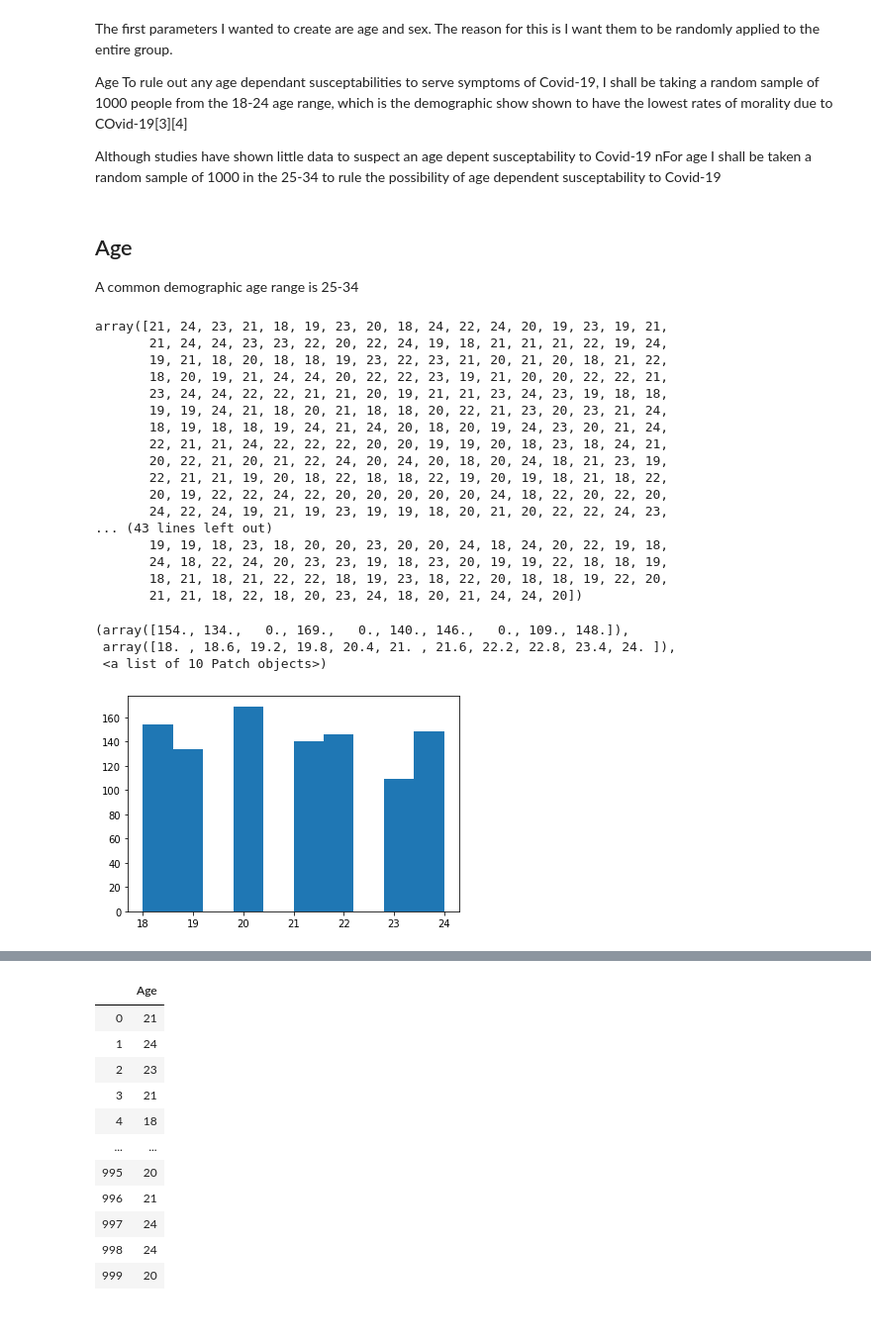
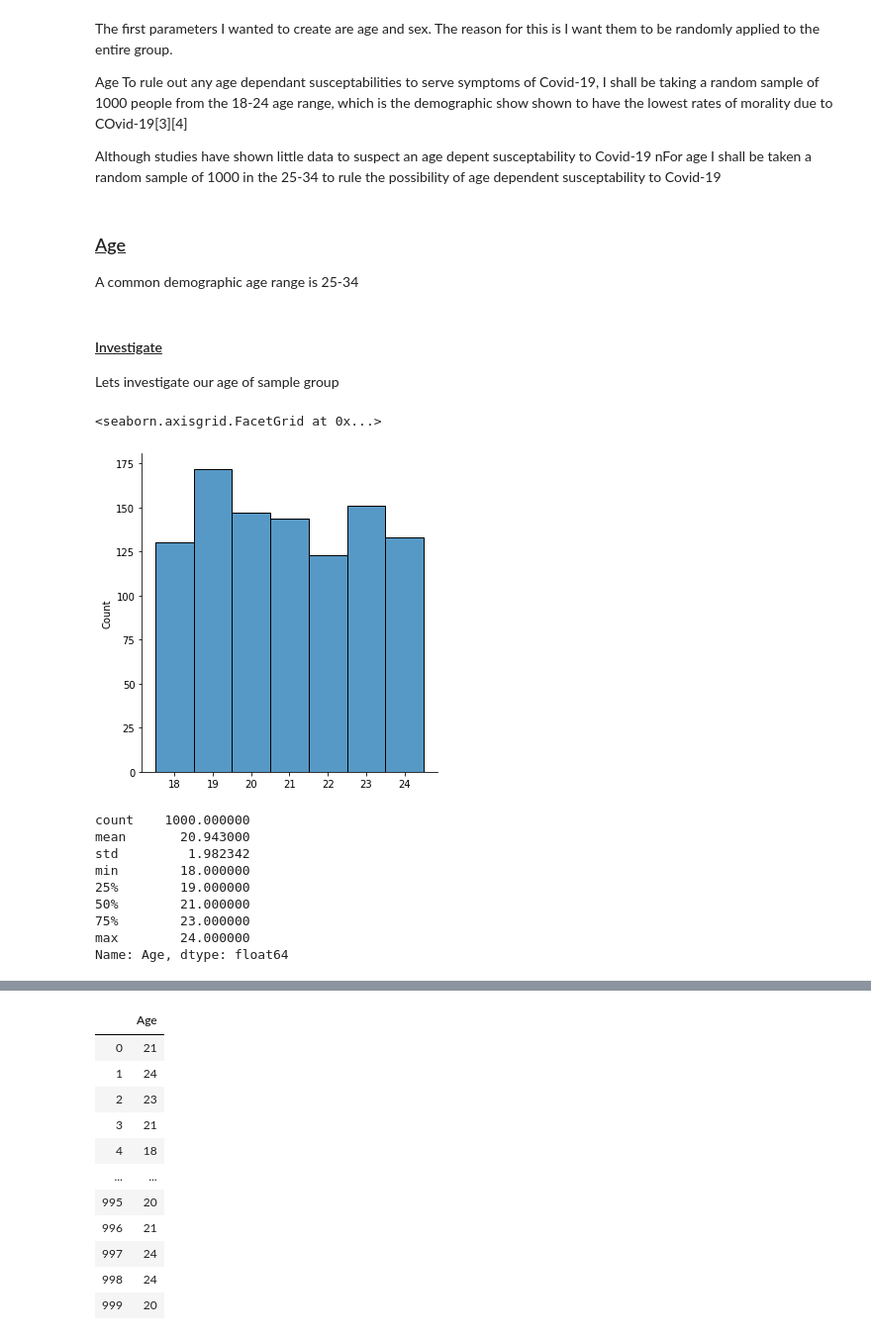
Before and after one commit to shaner1/ProgDA_Project_20, a Jupyter notebook: ProgDA_Project_2020.ipynb, the cells around one changed output, grey strips where cells are left out. Shown: that part at 99% size. Cells and saved outputs as stored; diff of their text form; code cells hidden in the pictures.

```diff
--- a/ProgDA_Project_2020.ipynb
+++ b/ProgDA_Project_2020.ipynb
@@ -18,6 +20,8 @@ import numpy as np
 import pandas as pd
 import matplotlib.pyplot as plt
 import seaborn as sns
+
+size = 1000
 # %% [markdown]
 ## Creating My Variables
 # %% [markdown]
@@ -28,36 +32,32 @@ To rule out any age dependant susceptabilities to serve symptoms of Covid-19, I
 
 Although studies have shown little data to suspect an age depent susceptability to Covid-19 nFor age I shall be taken a random sample of 1000 in the 25-34 to rule the possibility of age dependent susceptability to Covid-19
 # %% [markdown]
-## Age
+### <u>Age<u>
 
 A common demographic age range is 25-34
 # %%
 rng = np.random.default_rng()
-age = rng.integers(18,25,1000)
+age = rng.integers(18,25,size)
-# %%
-age
-# %% [output]
-array([21, 24, 23, 21, 18, 19, 23, 20, 18, 24, 22, 24, 20, 19, 23, 19, 21,
-       21, 24, 24, 23, 23, 22, 20, 22, 24, 19, 18, 21, 21, 21, 22, 19, 24,
-       19, 21, 18, 20, 18, 18, 19, 23, 22, 23, 21, 20, 21, 20, 18, 21, 22,
-       18, 20, 19, 21, 24, 24, 20, 22, 22, 23, 19, 21, 20, 20, 22, 22, 21,
-       23, 24, 24, 22, 22, 21, 21, 20, 19, 21, 21, 23, 24, 23, 19, 18, 18,
-       19, 19, 24, 21, 18, 20, 21, 18, 18, 20, 22, 21, 23, 20, 23, 21, 24,
-       18, 19, 18, 18, 19, 24, 21, 24, 20, 18, 20, 19, 24, 23, 20, 21, 24,
-       22, 21, 21, 24, 22, 22, 22, 20, 20, 19, 19, 20, 18, 23, 18, 24, 21,
-       20, 22, 21, 20, 21, 22, 24, 20, 24, 20, 18, 20, 24, 18, 21, 23, 19,
-       22, 21, 21, 19, 20, 18, 22, 18, 18, 22, 19, 20, 19, 18, 21, 18, 22,
-       20, 19, 22, 22, 24, 22, 20, 20, 20, 20, 20, 24, 18, 22, 20, 22, 20,
-       24, 22, 24, 19, 21, 19, 23, 19, 19, 18, 20, 21, 20, 22, 22, 24, 23,
-... (43 lines left out)
-       19, 19, 18, 23, 18, 20, 20, 23, 20, 20, 24, 18, 24, 20, 22, 19, 18,
-       24, 18, 22, 24, 20, 23, 23, 19, 18, 23, 20, 19, 19, 22, 18, 18, 19,
-       18, 21, 18, 21, 22, 22, 18, 19, 23, 18, 22, 20, 18, 18, 19, 22, 20,
-       21, 21, 18, 22, 18, 20, 23, 24, 18, 20, 21, 24, 24, 20])
-# %%
-plt.hist(age)
-# %% [output]
-(array([154., 134.,   0., 169.,   0., 140., 146.,   0., 109., 148.]),
- array([18. , 18.6, 19.2, 19.8, 20.4, 21. , 21.6, 22.2, 22.8, 23.4, 24. ]),
- <a list of 10 Patch objects>)
-[figure, removed]
+# %% [markdown]
+#### <u>Investigate<u>
+
+Lets investigate our age of sample group
+# %%
+sns.displot(age, discrete=True)
+# %% [output]
+<seaborn.axisgrid.FacetGrid at 0x...>
+[figure, added]
+# %%
+# covert the age parameter into pandas series so we can easily investigate it
+age = pd.Series(age,name='Age')
+age.describe()
+# %% [output]
+count    1000.000000
+mean       20.943000
+std         1.982342
+min        18.000000
+25%        19.000000
+50%        21.000000
+75%        23.000000
+max        24.000000
+Name: Age, dtype: float64
```
Also changed, not shown: parts of 23 cells of this notebook.
